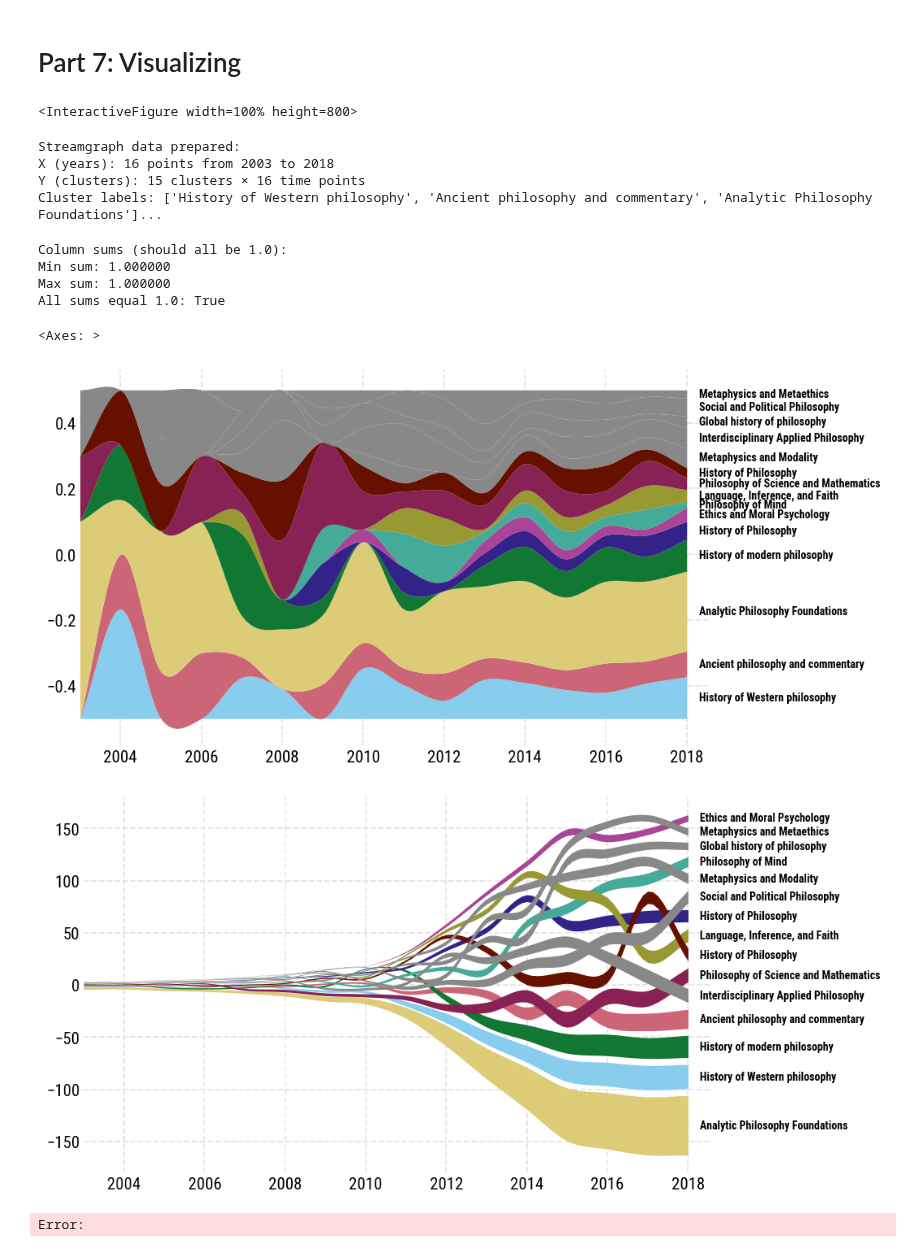
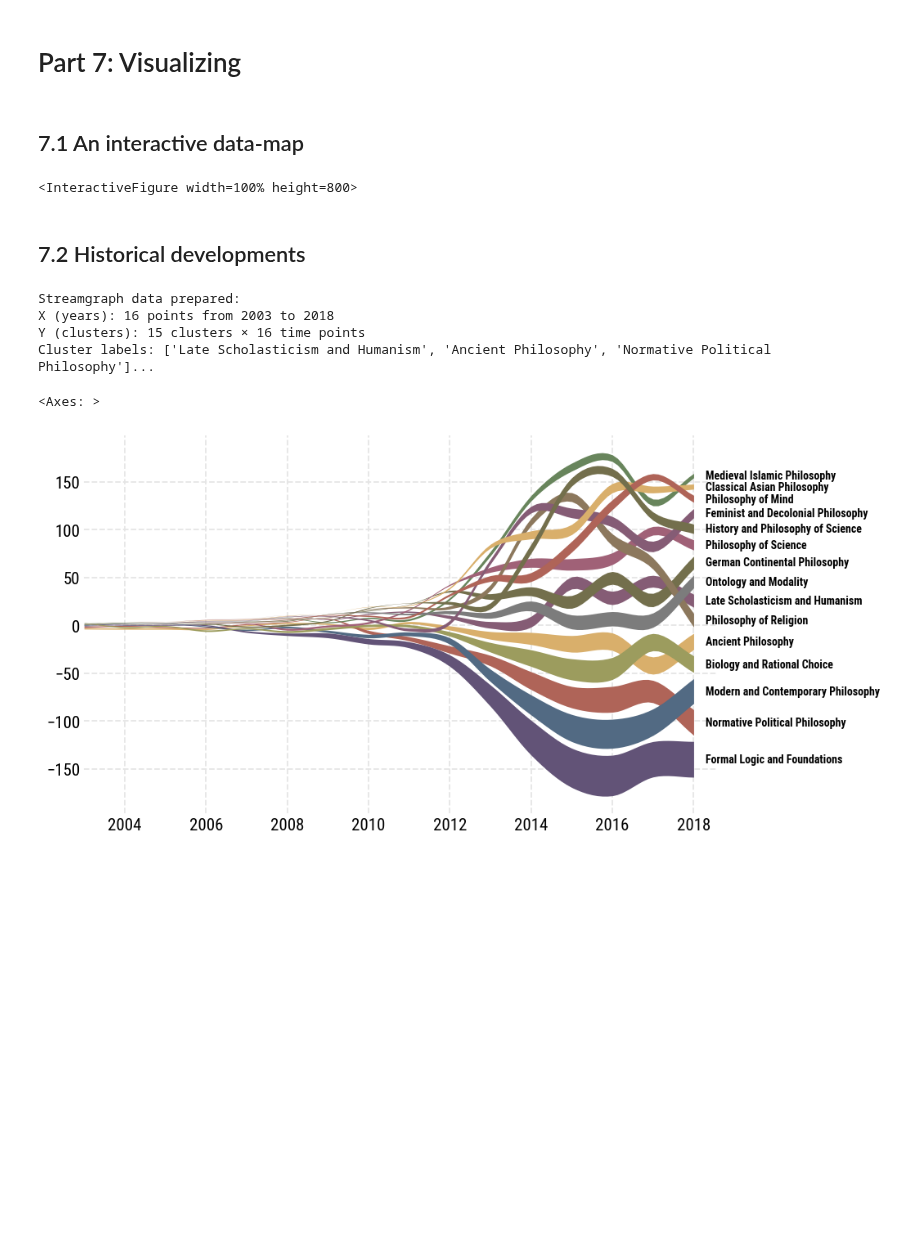
Before and after one commit to MNoichl/data-driven-philosophy-GAP2025, a Jupyter notebook: workbook_01_text_analysis.ipynb, the cells around one changed output. Cells and saved outputs as stored; diff of their text form; code cells hidden in the pictures; blank space fills up the shorter version.

Commit message:
improved color-schemes in text notebook

```diff
--- a/workbook_01_text_analysis.ipynb
+++ b/workbook_01_text_analysis.ipynb
@@ -260,3 +245,18 @@ print(cluster_labels[0:20])
+# %%
+# Get unique cluster labels
+unique_clusters = np.unique(cluster_labels)
+n_clusters = len(unique_clusters)
+
+# Get colors from antique colormap, repeating if necessary
+antique_colors = colormaps.antique(np.linspace(0, 1, colormaps.antique.N))
+repeated_colors = np.tile(antique_colors, (n_clusters // colormaps.antique.N + 1, 1))[:n_clusters]
+
+custom_color_map = dict(
+    zip(
+        unique_clusters,
+        map(rgb2hex, repeated_colors)
+    )
+)
 # %%
 plt.scatter(x=umap_embeddings[:, 0],
             y=umap_embeddings[:, 1],
@@ -299,7 +300,7 @@ def label_cluster(cluster_texts, cluster_id, n_samples=10):
 
     prompt = f"""
     Below are randomly sampled texts from cluster {cluster_id}. Please analyze these texts and provide:
-    1. A short descriptive label (2-4 words) for the area of philosophy that the texts are from.
+    1. A short descriptive label (2-4 words) for the area of philosophy that the texts are from. Try to pick labels that are commonly used.
     2. A brief description of the main theme
 
     Texts:
@@ -398,8 +399,25 @@ for cluster_id in cluster_labels:
     else:
         label = f"Cluster {cluster_id}"
     labels_list.append(label)
+
+# Update the custom_color_map to use cluster labels instead of cluster IDs
+custom_color_map = {}
+for cluster_id in unique_clusters:
+    # Find the corresponding label from the cluster_df
+    cluster_row = cluster_df[cluster_df['Cluster_ID'] == cluster_id]
+    if not cluster_row.empty:
+        label = cluster_row.iloc[0]['Label']
+    else:
+        label = f"Cluster {cluster_id}"
+
+    # Get the color for this cluster_id from the original mapping
+    color_index = list(unique_clusters).index(cluster_id)
+    color = rgb2hex(repeated_colors[color_index])
+    custom_color_map[label] = color
 # %% [markdown]
 # Part 7: Visualizing
+# %% [markdown]
+## 7.1 An interactive data-map
 # %%
 import datamapplot
 
@@ -412,6 +430,8 @@ datamapplot.create_interactive_plot(
 )
 # %% [output]
 <InteractiveFigure width=100% height=800>
+# %% [markdown]
+## 7.2 Historical developments
 # %%
 # Prepare data for streamgraph visualization
 # Convert the year_data and clusters into the format expected by plot_streamgraph
@@ -451,47 +471,22 @@ print(f"Cluster labels: {cluster_labels_to_plot[:3]}...")  # Show first 3 labels
 Streamgraph data prepared:
 X (years): 16 points from 2003 to 2018
 Y (clusters): 15 clusters × 16 time points
-Cluster labels: ['History of Western philosophy', 'Ancient philosophy and commentary', 'Analytic Philosophy Foundations']...
+Cluster labels: ['Late Scholasticism and Humanism', 'Ancient Philosophy', 'Normative Political Philosophy']...
-# %%
-# Normalize the counts to show proportions
-Y_stream_normalized = Y_stream / Y_stream.sum(axis=0, keepdims=True)
-
-# Double check these sum to one
-print("Column sums (should all be 1.0):")
-column_sums = Y_stream_normalized.sum(axis=0)
-print(f"Min sum: {column_sums.min():.6f}")
-print(f"Max sum: {column_sums.max():.6f}")
-print(f"All sums equal 1.0: {np.allclose(column_sums, 1.0)}")
-# Y_stream_normalized
-# %% [output]
-Column sums (should all be 1.0):
-Min sum: 1.000000
-Max sum: 1.000000
-All sums equal 1.0: True
 # %%
 from utils.streamgraph import plot_streamgraph
 import numpy as np
 
 
 
-# 1) straight edges
-plot_streamgraph(X_stream, Y_stream_normalized, labels=cluster_labels_to_plot,
-                    sorted_streams=False,
-                    margin_frac=0.,
-                    smooth_window=1,
-                    cmap=colormaps.safe,
-                    curve_samples=16, label_position='end',label_color='black')
 
 # 2) curved edges only, values unchanged
 plot_streamgraph(X_stream, Y_stream, labels=cluster_labels_to_plot,
                     sorted_streams=True,
                     margin_frac=0.4,
-                    smooth_window=4,
-                    cmap=colormaps.safe,
+                    smooth_window=3,
+                    cmap=custom_color_map,
                     curve_samples=7, label_position='end',label_color='black',
 )
 # %% [output]
 <Axes: >
-[figure, old version]
+[figure, new version]
-[figure, removed]
-Error:
```
Also changed, not shown: parts of 13 cells of this notebook, 2 other files.
